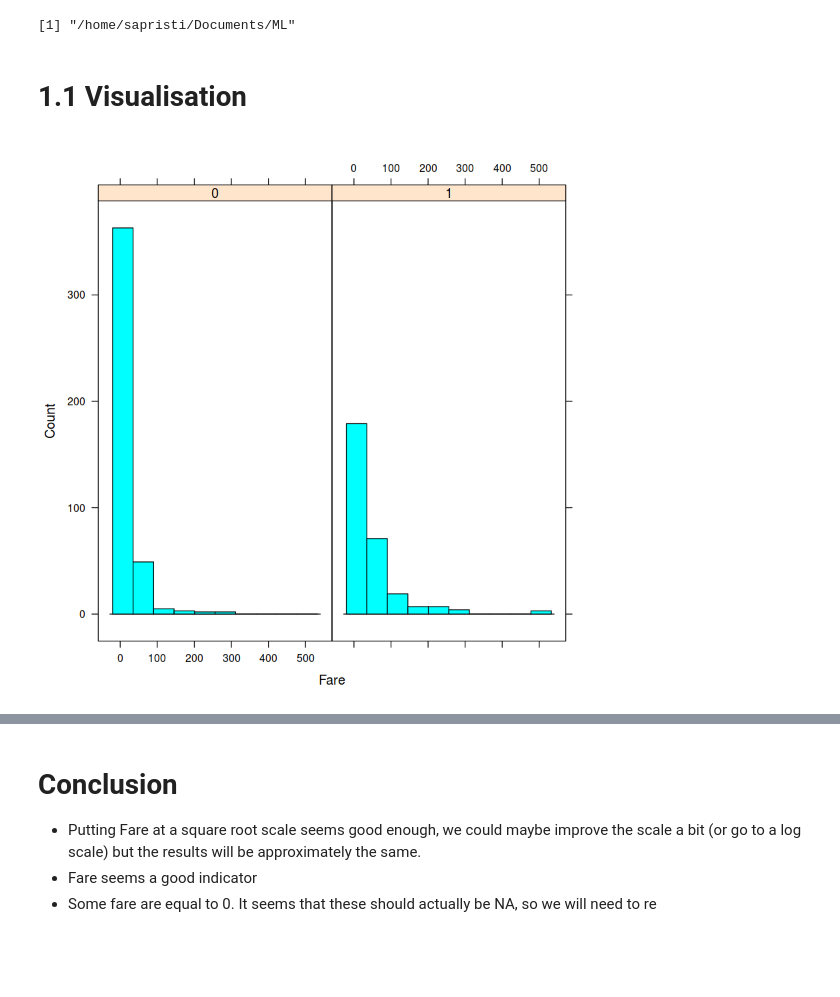
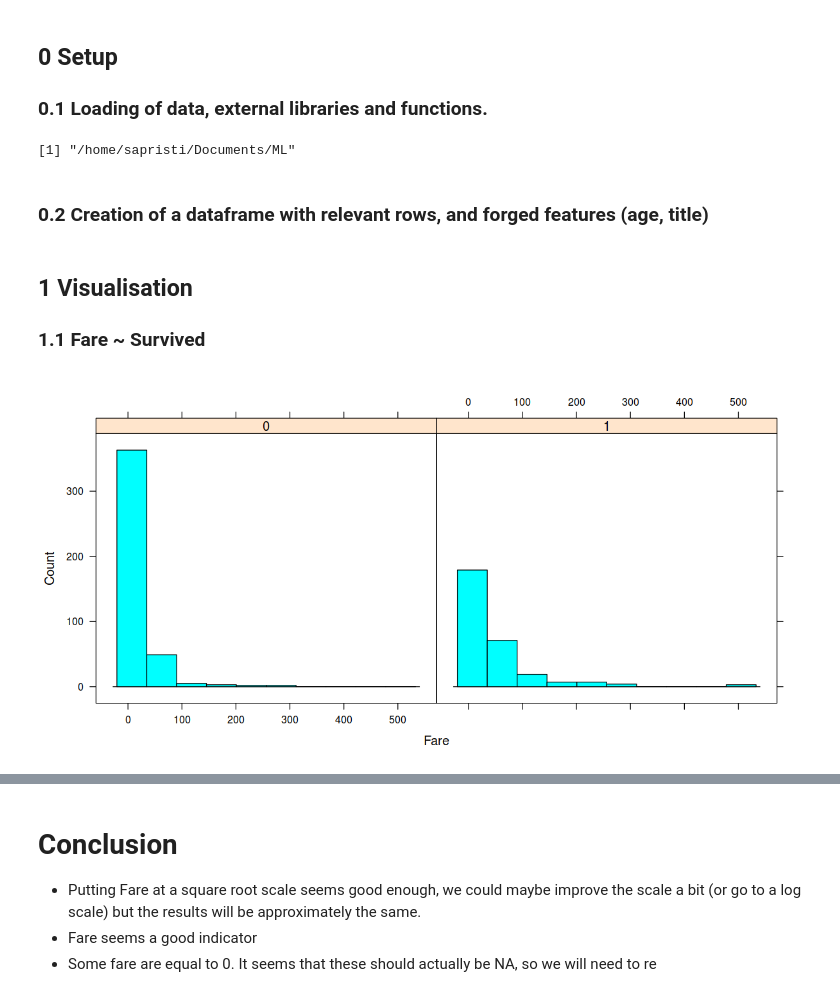
Before and after one commit to sapristi/ML, a Jupyter notebook: experiments/titanic_challenge/fare_exploration.ipynb, the cells around one changed output, grey strips where cells are left out. Drawn from its saved outputs; the diff is of its cells as text; code cells hidden in the pictures; blank space fills up the shorter version.

Commit message:
fare

```diff
--- a/experiments/titanic_challenge/fare_exploration.ipynb
+++ b/experiments/titanic_challenge/fare_exploration.ipynb
@@ -3,3 +9,7 @@
+# %% [markdown]
+## 0 Setup
+
+### 0.1 Loading of data, external libraries and functions.
 # %%
 library(here)
 setwd(here())
@@ -10,6 +21,8 @@ source("experiments/titanic_challenge/1_feature_engineering.R")
 library(lattice)
 # %% [output]
 [1] "/home/sapristi/Documents/ML"
+# %% [markdown]
+### 0.2 Creation of a dataframe with relevant rows, and forged features (age, title)
 # %%
 train.raw <- read.csv("datasets/titanic_na/train.csv")
 train.ff <- fe$forge_features(train.raw)
@@ -30,8 +43,11 @@ train.notna$Fare.disc10 <- as.factor(train.notna$Fare.disc10)
 train.notna$Fare.sqrtdisc <- sapply(train.notna$Fare, function(f) {as.integer(sqrt(f)/3)})
 train.notna$Fare.sqrtdisc <- as.factor(train.notna$Fare.sqrtdisc)
 # %% [markdown]
-# 1.1 Visualisation
+## 1 Visualisation
+
+### 1.1 Fare ~ Survived
 # %%
-histogram(~Fare | Survived , data = train.notna, type="count")
+options(repr.plot.height= 5)
+histogram(~ Fare | Survived , data = train.notna, type="count")
 # %% [output]
-[figure, old version]
+[figure, new version]
```
Also changed, not shown: parts of 15 cells of this notebook.
